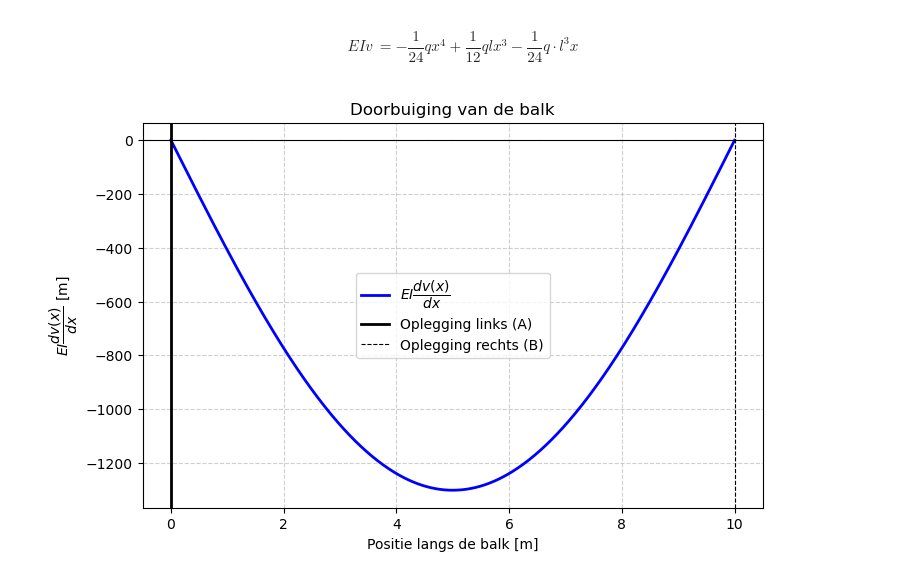
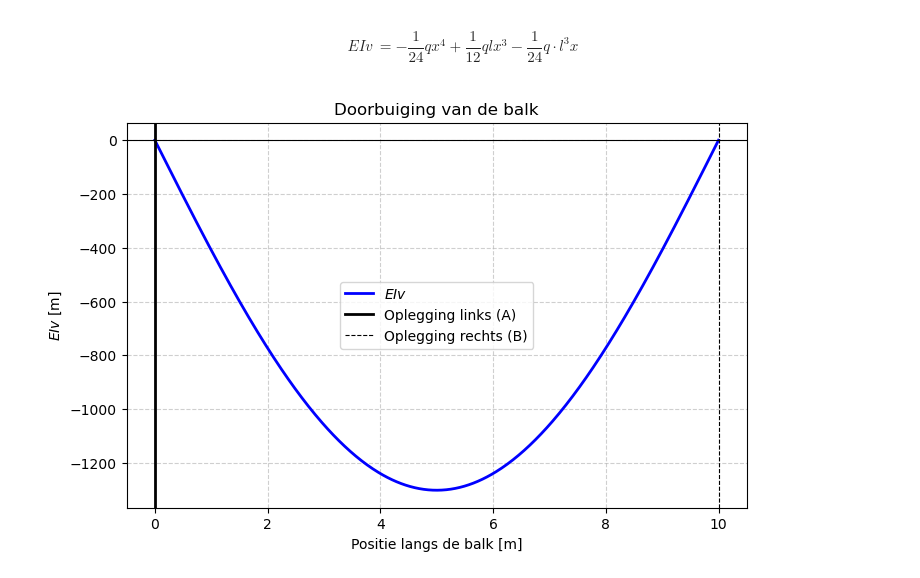
Before and after one commit to HHS-boeken/Mechanica, a Jupyter notebook: book/H1/Opgave_les2_5.ipynb, the cells around one changed output. Saved outputs shown, nothing was run; the diff lists cells and outputs as text; code cells hidden in the pictures.

```diff
--- a/book/H1/Opgave_les2_5.ipynb
+++ b/book/H1/Opgave_les2_5.ipynb
@@ -335,33 +335,33 @@ import matplotlib.pyplot as plt
 L = 10       # Lengte van de balk (m)
 x_C = 11     # Locatie van het koppel (m)
 q = 10     # Verdeelde belasting (kN/m, naar beneden)
 M_C = 160   # Koppel (kNm, met de klok mee)
 R_A = 20    # Reactiekracht bij A (kN)
 R_B = 60    # Reactiekracht bij B (kN)
 
 # Discretisatie van de balk
 x_values = np.linspace(0, L, 500)
 EIv_values = np.zeros_like(x_values)
 
 # Momentverloop berekenen
 for i, x in enumerate(x_values):
     if x < x_C:  # Links van het koppel
         EIv_values[i] = (-(1/24) * q * x**4 + (1/12) * q * L * x**3 - (1/24) * q * L**3 * x) * 1
     else:  # Rechts van het koppel
         EIv_values[i] = 0
 
 # Plot de momentenlijn
 plt.figure(figsize=(8, 5))
-plt.plot(x_values, EIv_values, label=r"$EI\dfrac{dv(x)}{dx}$", linewidth=2, color='blue')
+plt.plot(x_values, EIv_values, label=r"$EIv$", linewidth=2, color='blue')
 plt.axhline(0, color='black', linewidth=0.8)
 #plt.axvline(x_C, color='blue', linestyle='dashed', linewidth=1, label="Koppel bij x=6m")
 plt.axvline(0, color='black', linewidth=2, label="Oplegging links (A)")
 plt.axvline(L, color='black', linestyle='dashed', linewidth=0.8, label="Oplegging rechts (B)")
 plt.xlabel("Positie langs de balk [m]")
-plt.ylabel(r"$EI\dfrac{dv(x)}{dx}$ [m]")
+plt.ylabel(r"$EIv$ [m]")
 plt.title("Doorbuiging van de balk")
 plt.grid(True, linestyle='--', alpha=0.6)
 plt.legend()
 plt.show()
 # %% [output]
-[figure, old version]
+[figure, new version]
```
Also changed, not shown: parts of 1 cell of this notebook.
